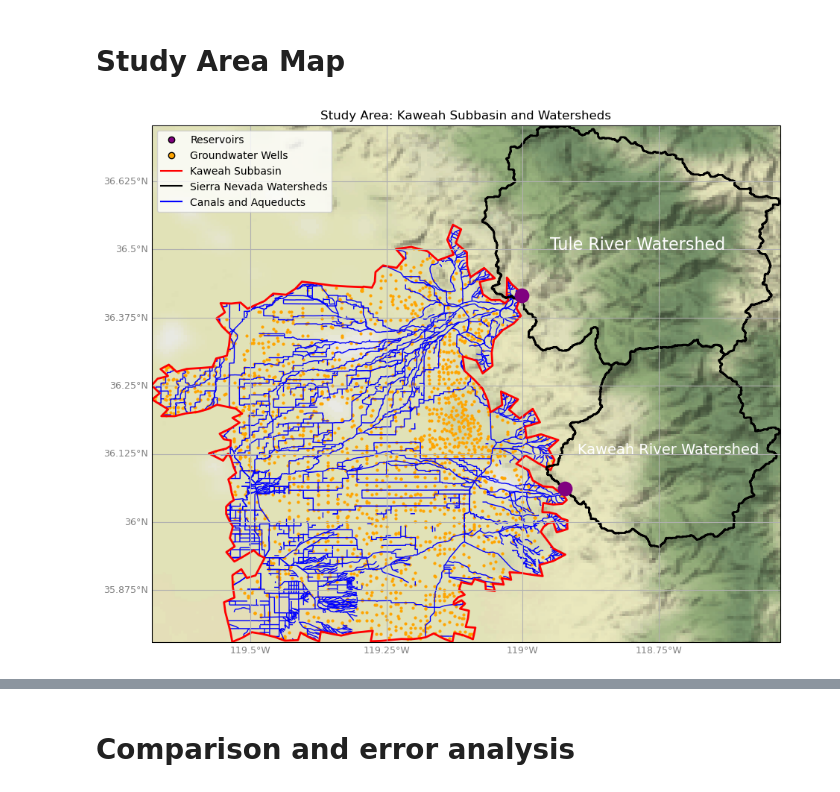
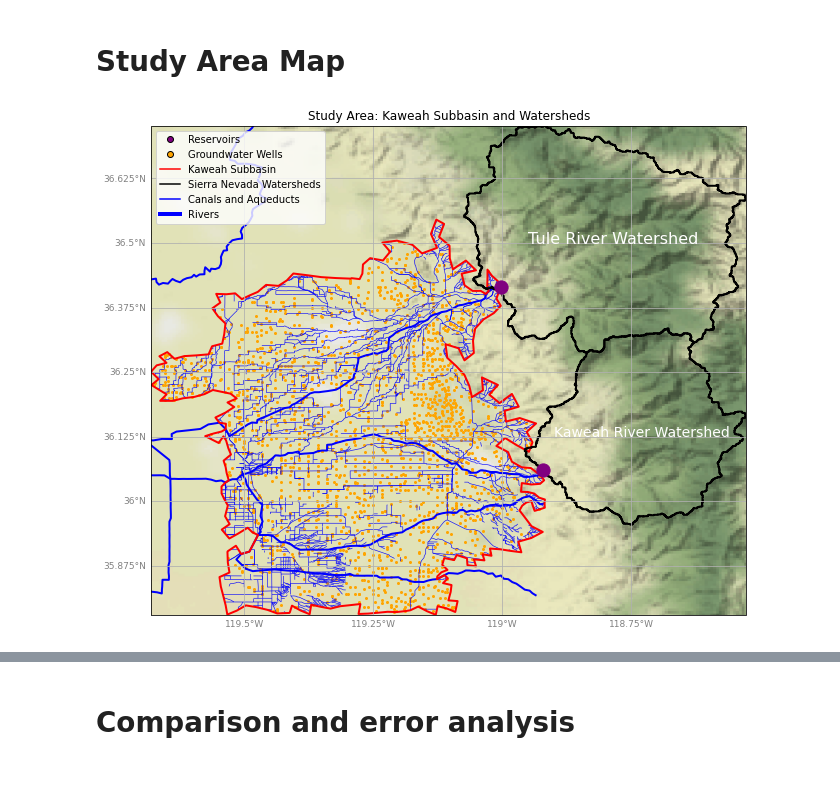
Before and after one commit to kashingtonDC/kaweah, a Jupyter notebook: code/05_Figures_kaweah.ipynb, the cells around one changed output, grey strips where cells are left out. Saved outputs shown, nothing was run; the diff lists cells and outputs as text; code cells hidden in the pictures.

```diff
--- a/code/05_Figures_kaweah.ipynb
+++ b/code/05_Figures_kaweah.ipynb
@@ -428,11 +419,13 @@ def time_mask_df(df):
 # %%
 # Read datasets
 flowlines = ShapelyFeature(Reader("../shape/huc8_flow_line_Kaweah.shp").geometries(),
-                        ccrs.PlateCarree(), edgecolor='blue', facecolor = 'none')
+                        ccrs.PlateCarree(), edgecolor='blue', facecolor = 'none', linewidth = 0.6)
 kaweah = ShapelyFeature(Reader("../shape/kb_rpj.shp").geometries(),
                         ccrs.PlateCarree(), edgecolor='red', facecolor = 'none', linewidth = 2)
 watersheds = ShapelyFeature(Reader("../shape/kaweah_watersheds.shp").geometries(),
                         ccrs.PlateCarree(), edgecolor='black', facecolor = 'none', linewidth = 2)
+streams = ShapelyFeature(Reader("../shape/rivers.shp").geometries(),
+                        ccrs.PlateCarree(), edgecolor='blue', facecolor = 'none', linewidth = 2)
 
 
 # Setup the figure
@@ -476,6 +469,7 @@ ax.scatter([point.x for point in wells],
 
 # Add shapefiles
 ax.add_feature(flowlines)
+ax.add_feature(streams)
 ax.add_feature(kaweah)
 ax.add_feature(watersheds)
 
@@ -487,32 +481,34 @@ ax.scatter([point.x for point in reservoirs],
 
 
 # Setup legend
 handles, labels = plt.gca().get_legend_handles_labels()
 
 # Add legend entries
 res_line = Line2D(range(0), range(0), label = 'Reservoirs', color="none", marker='o', markerfacecolor="purple")
 well_line = Line2D(range(0), range(0), label = 'Groundwater Wells', color="none", marker='o', markerfacecolor="orange")
 ksb_line = Line2D([0], [0], label='Kaweah Subbasin ', color='red')
 shed_line = Line2D([0], [0], label='Sierra Nevada Watersheds', color='black')
 canals_line = Line2D([0], [0], label='Canals and Aqueducts', color='blue')
+rivers_line = Line2D([0], [0], label='Rivers', color='blue', linewidth = 4)
+
 
 # Plot legend
-handles.extend([res_line, well_line, ksb_line,shed_line, canals_line])
+handles.extend([res_line, well_line, ksb_line,shed_line, canals_line, rivers_line])
 plt.legend(handles=handles, loc = 'upper left')
 
 # Annotations to label watersheds
 # ax.annotate('peak', xy=(33.5, 2.5), xytext=(40, 4), fontsize=120,
 #             arrowprops=dict(facecolor='black'))
 
 ax.text(-118.95, 36.5, "Tule River Watershed", color = 'white', size = 16)
 ax.text(-118.9, 36.125, "Kaweah River Watershed", color = 'white', size = 14)
 
 # Set the title
 ax.set_title("Study Area: Kaweah Subbasin and Watersheds", size = 12)
 
 # Fix aspect
 ax.set_aspect('auto')
 
 plt.show()
 # %% [output]
-[figure, old version]
+[figure, new version]
```
Also changed, not shown: parts of 20 cells of this notebook.
